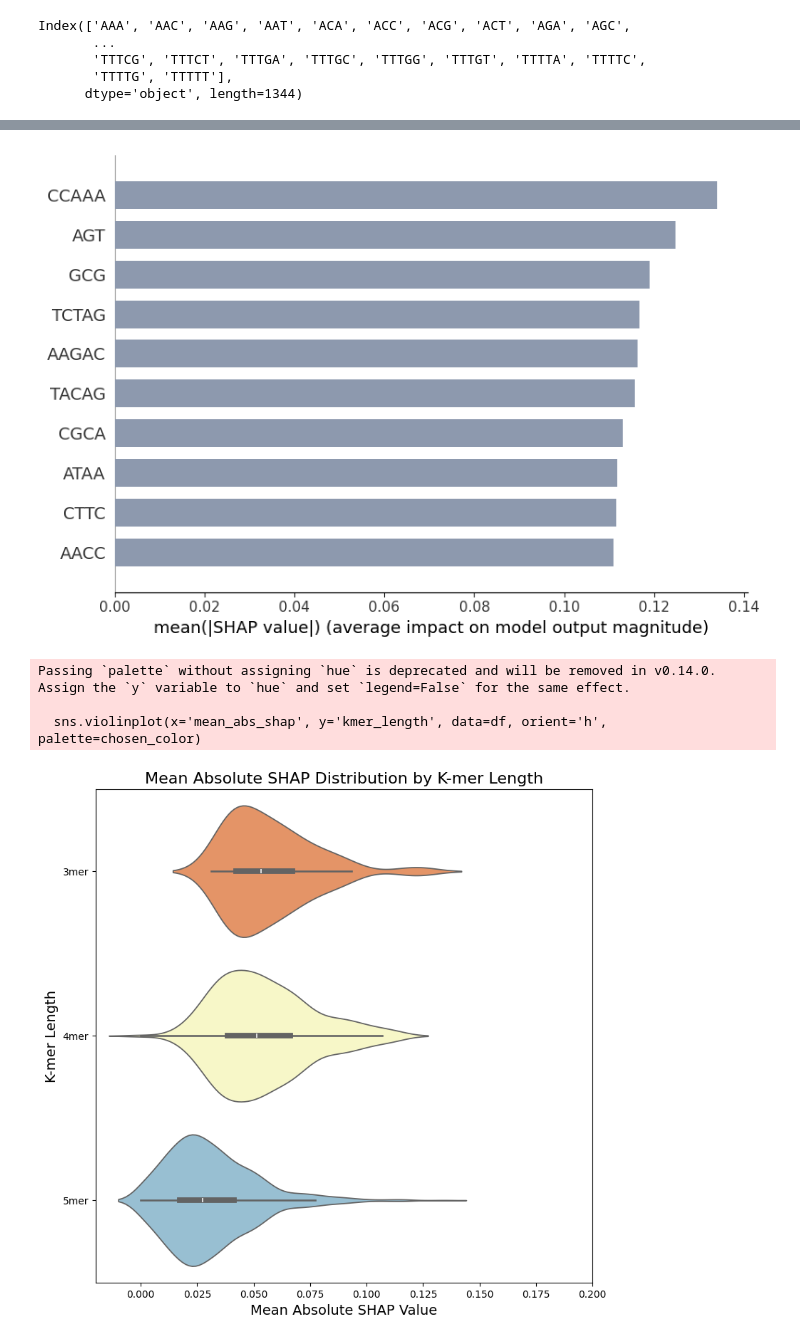
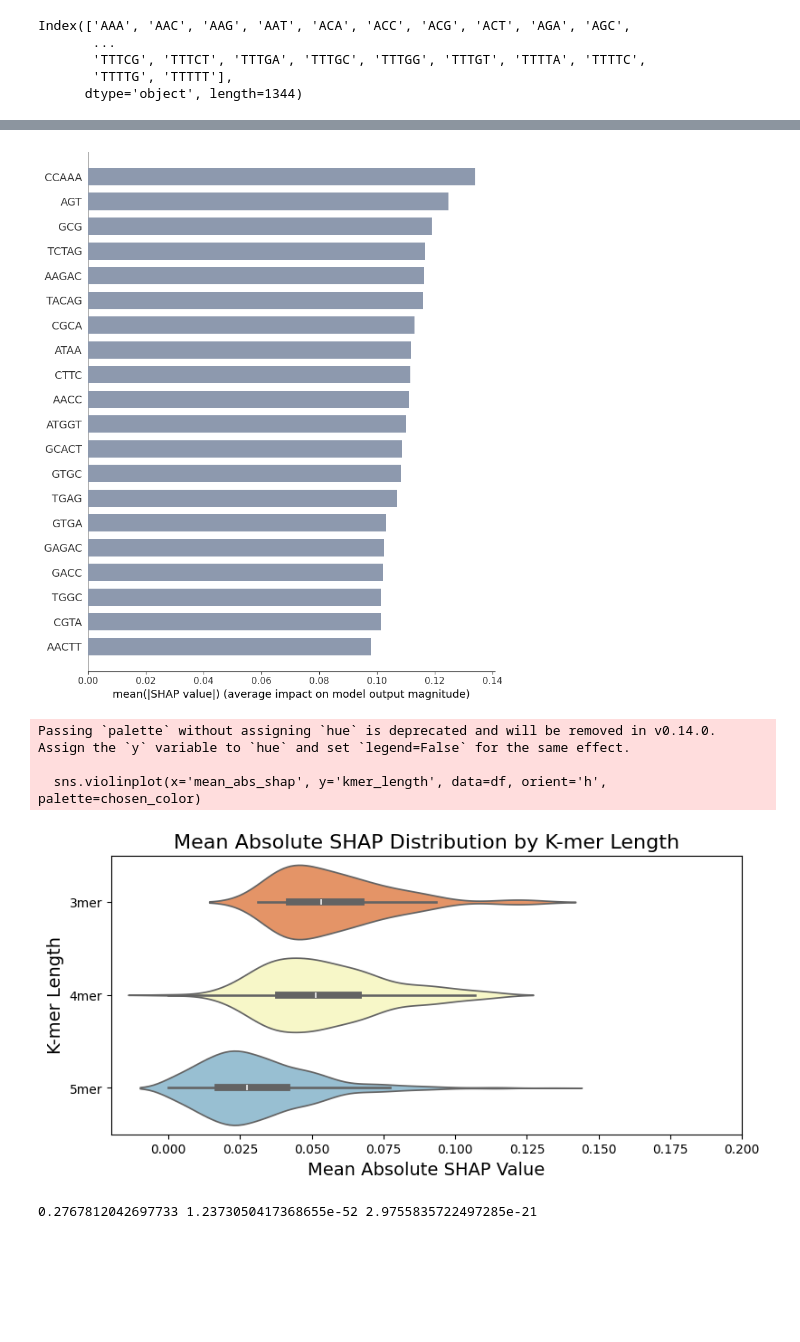
Before and after one commit to zhangysTHU/circExor, a Jupyter notebook: SHAP/circRNA_shap.ipynb, the cells around one changed output, grey strips where cells are left out. Drawn from its saved outputs; the diff is of its cells as text; code cells hidden in the pictures; blank space fills up the shorter version.

```diff
--- a/SHAP/circRNA_shap.ipynb
+++ b/SHAP/circRNA_shap.ipynb
@@ -15,7 +14,7 @@ import matplotlib.pyplot as plt
 # %%
-input_path = "/BioII/lulab_b/huangkeyun/zhangys/RNA_locator/circExcer/models/saved_models/circRNA_ML_Model_Output"
-RNA_Light_path = os.path.join(input_path,"LightGBM")
-output_path = "/BioII/lulab_b/huangkeyun/zhangys/RNA_locator/circExcer/SHAP/circRNA_shap_output"
+input_path = "/BioII/lulab_b/huangkeyun/zhangys/RNA_locator/circExor/models/saved_models/circRNA_ML_Model_Output/"
+lightGBM_path = os.path.join(input_path,"LightGBM")
+output_path = "/BioII/lulab_b/huangkeyun/zhangys/RNA_locator/python_scripts/SHAP/circRNA_shap_output"
 if not (os.path.exists(output_path)):
     os.mkdir(output_path)
 
@@ -28,4 +27,4 @@ x_kmer = df_kmer_345.values
 y_kmer = np.array(df_kmer_345.index)
 
 # load model
-RNA_Light = joblib.load(os.path.join(RNA_Light_path,"best_LightGBM_model.pkl"))
+circExor = joblib.load(os.path.join(lightGBM_path,"best_LightGBM_model.pkl"))
@@ -40,14 +42,14 @@ Index(['AAA', 'AAC', 'AAG', 'AAT', 'ACA', 'ACC', 'ACG', 'ACT', 'AGA', 'AGC',
 # %%
 shap.initjs()
 # Interpret the model's predictions on the entire dataset for nuclear/cytosol localization
-RNA_Light_explainer = shap.TreeExplainer(RNA_Light)
-# shap_values_RNA_Light = RNA_Light_explainer.shap_values(df_kmer_345)[1]
-shap_values_RNA_Light = RNA_Light_explainer.shap_values(df_kmer_345)
+circExor_explainer = shap.TreeExplainer(circExor)
+
+shap_values_circExor = circExor_explainer.shap_values(df_kmer_345)
 
 # Convert np.array to dataframe with column names
-shap_df = pd.DataFrame(shap_values_RNA_Light,columns = df_kmer_345.columns)
+shap_df = pd.DataFrame(shap_values_circExor,columns = df_kmer_345.columns)
 shap_df.index = transcript_id
-shap_df.to_csv(os.path.join(output_path,"RNA-Light_lncRNA_shap_df.txt"),sep='\t')
+shap_df.to_csv(os.path.join(output_path,"circRNA_shap_df.txt"),sep='\t')
 
 # Mean(abs(shap_value))
 mean_abs_shap_val = shap_df.apply(lambda x:abs(x).mean(),axis=0)
@@ -93,79 +123,59 @@ plt.savefig(os.path.join(output_path,"SHAP_total_top10_kmer.pdf"), format='pdf',
 # %%
-shap.summary_plot(shap_values_RNA_Light,df_kmer_345,plot_type = "bar",max_display = 10,color = "#8d99ae",show = False)
+plt.figure(figsize=(9, 20))
+shap.summary_plot(shap_values_circExor,df_kmer_345,plot_type = "bar",max_display = 20,color = "#8d99ae",show = False)
 plt.savefig(os.path.join(output_path,"SHAP_total_top10_kmer_bar.pdf"), format='pdf', dpi=1200)
+plt.show()
 # %% [output]
-[figure, old version]
+[figure, new version]
 # %%
-import matplotlib.pyplot as plt
-import seaborn as sns
-import pandas as pd
-import numpy as np
-from scipy.stats import kruskal
-from matplotlib.ticker import MaxNLocator
-
-# 假设 mean_abs_shap_val 是一个 Series，索引为k-mer的字符串，值为其对应的平均SHAP绝对值。
-# 比如 mean_abs_shap_val = pd.Series(...)
+# 比较3mer,4mer,5mer在abs(SHAP)上有无显著差异
+abs_shape_3mer = mean_abs_shap_val[0:64]
+abs_shape_4mer = mean_abs_shap_val[64:64+256]
+abs_shape_5mer = mean_abs_shap_val[64+256:64+256+1024]
 
 # 按k-mer长度（3mer, 4mer, 5mer）分组
 data_3mer = mean_abs_shap_val[mean_abs_shap_val.index.str.len() == 3]
 data_4mer = mean_abs_shap_val[mean_abs_shap_val.index.str.len() == 4]
 data_5mer = mean_abs_shap_val[mean_abs_shap_val.index.str.len() == 5]
-
-# 创建一个包含k-mer长度和对应mean_abs_shap的DataFrame
 df = pd.DataFrame({
     'mean_abs_shap': pd.concat([data_3mer, data_4mer, data_5mer]),
     'kmer_length': ['3mer'] * len(data_3mer) + ['4mer'] * len(data_4mer) + ['5mer'] * len(data_5mer)
 })
 
-# 配色方案接口
 color_schemes = [
     "coolwarm",       # 热冷配色
     "Spectral",       # 光谱配色
     "Set2",           # 适合分类数据
     "RdBu_r",         # 红蓝配色（反转）
     "viridis",        # Viridis色阶（渐变色）
     "plasma",         # Plasma色阶（渐变色）
     "cividis",        # Cividis色阶（渐变色，适合色盲人群）
     "Blues",          # 蓝色渐变
     "RdYlBu",         # 红黄蓝色系
     "BrBG",           # Brown-Blue-Green
 ]
 
-# 选择配色方案，可以通过在列表中挑选（如"Set2"）
 chosen_color = "RdYlBu"
 
-# 绘制横向小提琴图
-plt.figure(figsize=(9, 9))
+plt.figure(figsize=(9, 4))
 sns.violinplot(x='mean_abs_shap', y='kmer_length', data=df, orient='h', palette=chosen_color)
-
-# 设置标题和轴标签
 plt.title('Mean Absolute SHAP Distribution by K-mer Length', fontsize=16)
 plt.xlabel('Mean Absolute SHAP Value', fontsize=14)
 plt.ylabel('K-mer Length', fontsize=14)
 plt.xlim(-0.02,0.2)
-# # 显著性检验：Kruskal-Wallis检验
-# stat_34, p_value_34 = kruskal(data_3mer, data_4mer)
-# stat_45, p_value_45 = kruskal(data_4mer, data_5mer)
-# stat_35, p_value_35 = kruskal(data_3mer, data_5mer)
 
-# # 添加显著性标注（基于p值）
-# def add_significance(ax, p_value, group1, group2):
-#     if p_value < 0.05:
-#         ax.text(0.5, 0.95, f"p = {p_value:.3f}", ha='center', va='center',
-#                 transform=ax.transAxes, fontsize=12, color='red', fontweight='bold')
-
-# # 在图上标注显著性检验的结果
-# ax = plt.gca()
-# add_significance(ax, p_value_34, '3mer', '4mer')
-# add_significance(ax, p_value_45, '4mer', '5mer')
-# add_significance(ax, p_value_35, '3mer', '5mer')
-
-# 保存图像
 plt.savefig('mean_abs_shap_violin_plot.pdf', format='pdf', dpi=1200)
 
 plt.show()
+
+# 两两kruskal检验
+stat_34, p_value_34 = kruskal(data_3mer, data_4mer)
+stat_45, p_value_45 = kruskal(data_4mer, data_5mer)
+stat_35, p_value_35 = kruskal(data_3mer, data_5mer)
+print(p_value_34,p_value_45, p_value_35)
 # %% [output]
 Passing `palette` without assigning `hue` is deprecated and will be removed in v0.14.0. Assign the `y` variable to `hue` and set `legend=False` for the same effect.
 
   sns.violinplot(x='mean_abs_shap', y='kmer_length', data=df, orient='h', palette=chosen_color)
-[figure, old version]
+[figure, new version]
+0.2767812042697733 1.2373050417368655e-52 2.9755835722497285e-21
```
Also changed, not shown: parts of 13 cells of this notebook, 34 other files.
